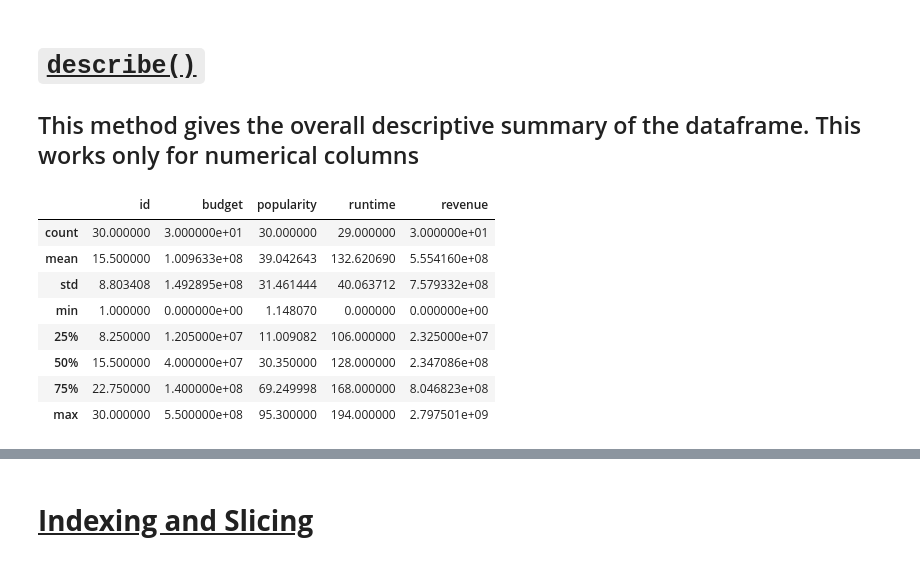
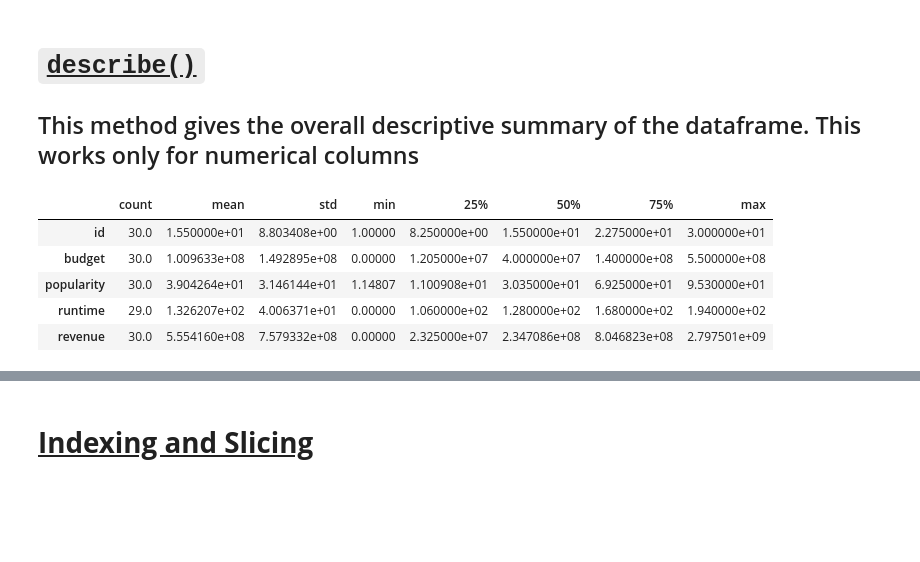
Before and after one commit to laxmanclinilaunch-hub/Python-7-8-, a Jupyter notebook: 2.EDA/Pandas_Operations.ipynb, the cells around one changed output, grey strips where cells are left out. Saved outputs shown, nothing was run; the diff lists cells and outputs as text; code cells hidden in the pictures; blank space fills up the shorter version.

```diff
--- a/2.EDA/Pandas_Operations.ipynb
+++ b/2.EDA/Pandas_Operations.ipynb
@@ -80,14 +102,11 @@ memory usage: 5.5 KB
 
 ## This method gives the overall descriptive summary of the dataframe. This works only for numerical columns
 # %%
-df.describe()
+df.describe().T
 # %% [output]
-|  | id | budget | popularity | runtime | revenue |
-| count | 30.000000 | 3.000000e+01 | 30.000000 | 29.000000 | 3.000000e+01 |
-| mean | 15.500000 | 1.009633e+08 | 39.042643 | 132.620690 | 5.554160e+08 |
-| std | 8.803408 | 1.492895e+08 | 31.461444 | 40.063712 | 7.579332e+08 |
-| min | 1.000000 | 0.000000e+00 | 1.148070 | 0.000000 | 0.000000e+00 |
-| 25% | 8.250000 | 1.205000e+07 | 11.009082 | 106.000000 | 2.325000e+07 |
-| 50% | 15.500000 | 4.000000e+07 | 30.350000 | 128.000000 | 2.347086e+08 |
-| 75% | 22.750000 | 1.400000e+08 | 69.249998 | 168.000000 | 8.046823e+08 |
-| max | 30.000000 | 5.500000e+08 | 95.300000 | 194.000000 | 2.797501e+09 |
+|  | count | mean | std | min | 25% | 50% | 75% | max |
+| id | 30.0 | 1.550000e+01 | 8.803408e+00 | 1.00000 | 8.250000e+00 | 1.550000e+01 | 2.275000e+01 | 3.000000e+01 |
+| budget | 30.0 | 1.009633e+08 | 1.492895e+08 | 0.00000 | 1.205000e+07 | 4.000000e+07 | 1.400000e+08 | 5.500000e+08 |
+| popularity | 30.0 | 3.904264e+01 | 3.146144e+01 | 1.14807 | 1.100908e+01 | 3.035000e+01 | 6.925000e+01 | 9.530000e+01 |
+| runtime | 29.0 | 1.326207e+02 | 4.006371e+01 | 0.00000 | 1.060000e+02 | 1.280000e+02 | 1.680000e+02 | 1.940000e+02 |
+| revenue | 30.0 | 5.554160e+08 | 7.579332e+08 | 0.00000 | 2.325000e+07 | 2.347086e+08 | 8.046823e+08 | 2.797501e+09 |
```
Also changed, not shown: parts of 7 cells of this notebook.
